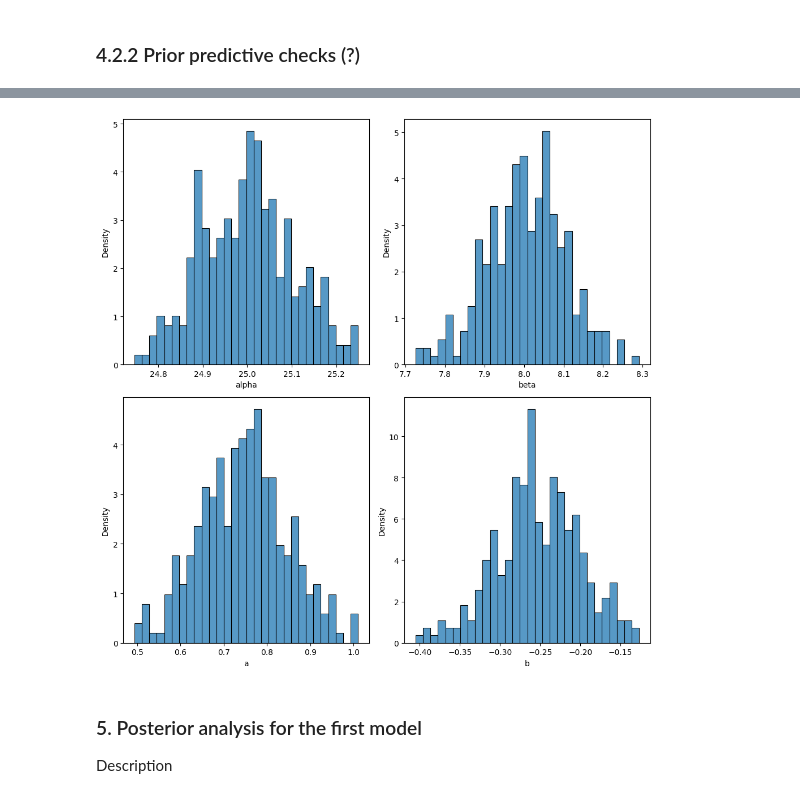
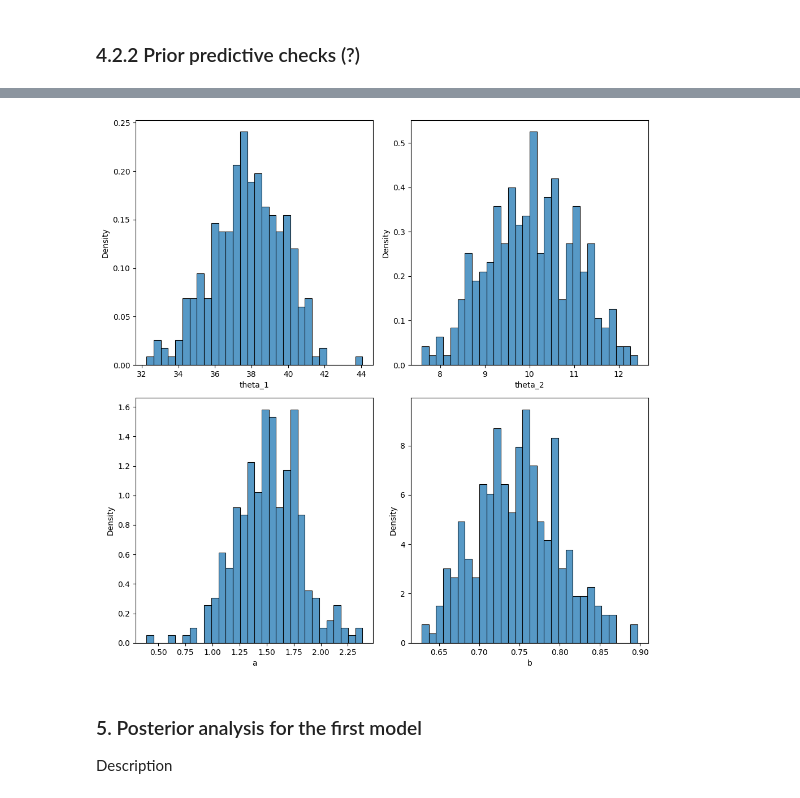
Before and after one commit to DanielJurkowski/DataAnalyticsProject, a Jupyter notebook: notebook.ipynb, the cells around one changed output, grey strips where cells are left out. Cells and saved outputs as stored; diff of their text form; code cells hidden in the pictures.

```diff
--- a/notebook.ipynb
+++ b/notebook.ipynb
@@ -593,14 +593,14 @@ plt.show()
 # %%
 fig, axes = plt.subplots(2, 2, figsize=(10, 10))
-sns.histplot(df_2['alpha'], ax=axes[0][0], bins=30, stat='density')
-sns.histplot(df_2['beta'], ax=axes[0][1], bins=30, stat='density')
+sns.histplot(df_2['theta_1'], ax=axes[0][0], bins=30, stat='density')
+sns.histplot(df_2['theta_2'], ax=axes[0][1], bins=30, stat='density')
 sns.histplot(df_2['a'], ax=axes[1][0], bins=30, stat='density')
 sns.histplot(df_2['b'], ax=axes[1][1], bins=30, stat='density')
 
 plt.tight_layout()
 plt.show()
 # %% [output]
-[figure, old version]
+[figure, new version]
 # %% [markdown]
 ### 5. Posterior analysis for the first model
 Description
```
Also changed, not shown: parts of 13 cells of this notebook, 6 other files.
